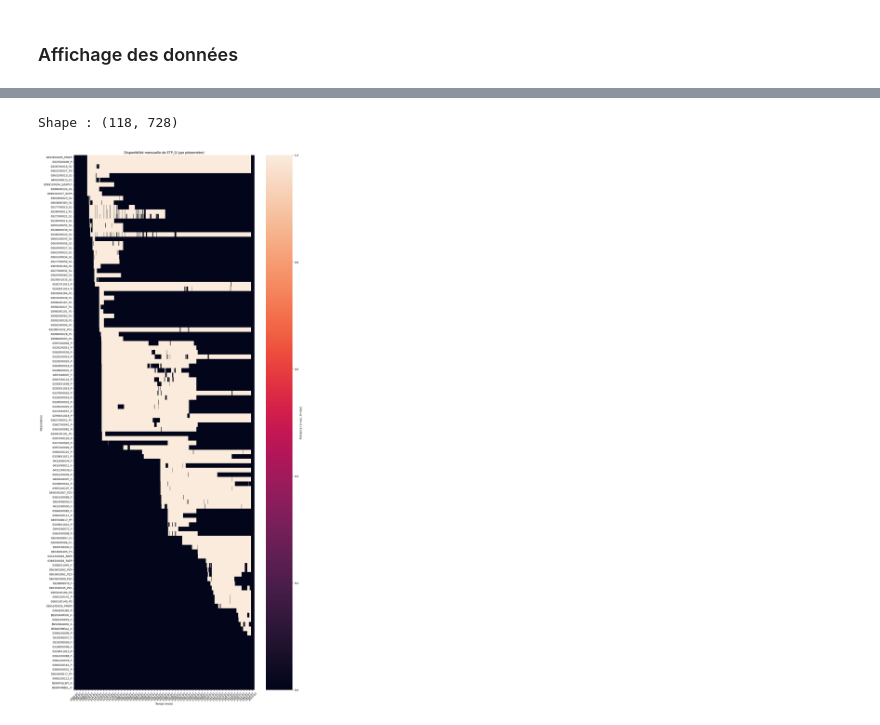
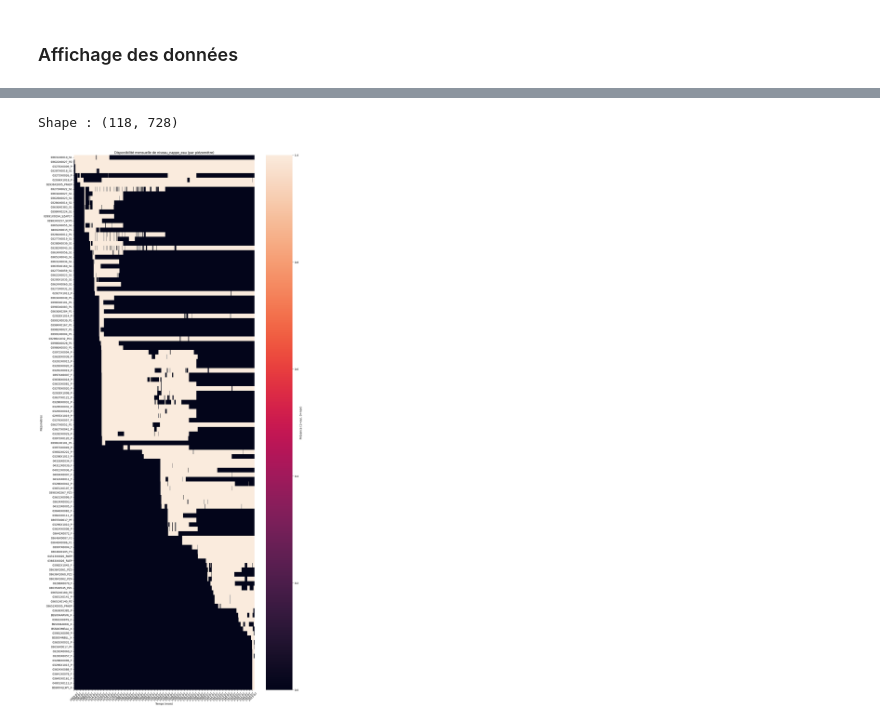
Before and after one commit to TronnoxUwU/STAGE-Junon, a Jupyter notebook: notebooks/fusion_donnees.ipynb, the cells around one changed output, grey strips where cells are left out. Saved outputs shown, nothing was run; the diff lists cells and outputs as text; code cells hidden in the pictures.

```diff
--- a/notebooks/fusion_donnees.ipynb
+++ b/notebooks/fusion_donnees.ipynb
@@ -487,5 +460,5 @@ plt.show()
 # %%
-nom_variable = "ETP_Q"
+nom_variable = "niveau_nappe_eau"
 
 def graph(nom_variable):
     all_series = []
@@ -536,34 +509,34 @@ def graph(nom_variable):
 
     activity_matrix["first"] = first_activity
     activity_matrix = activity_matrix.sort_values("first")
     activity_matrix = activity_matrix.drop(columns="first")
 
     return activity_matrix
 
 activity_matrix = graph(nom_variable)
 
 print("Shape :", activity_matrix.shape)
 
 plt.figure(figsize=(14, max(6, len(activity_matrix) * 0.25)))
 
 sns.heatmap(
     activity_matrix,
     cbar_kws={"label": "Présence (1=oui, 0=non)"},
     vmin=0,
     vmax=1
 )
 
 plt.title(f"Disponibilité mensuelle de {nom_variable} (par piézomètre)")
 plt.xlabel("Temps (mois)")
 plt.ylabel("Piézomètres")
 
 plt.xticks(rotation=45)
 
 plt.tight_layout()
 plt.show()
 # %% [output]
 Shape : (118, 728)
-[figure, old version]
+[figure, new version]
 # %%
 fichier1 = "../data/data_02923X0007_F.csv"
 
```
Also changed, not shown: parts of 6 cells of this notebook, 4 other files.
